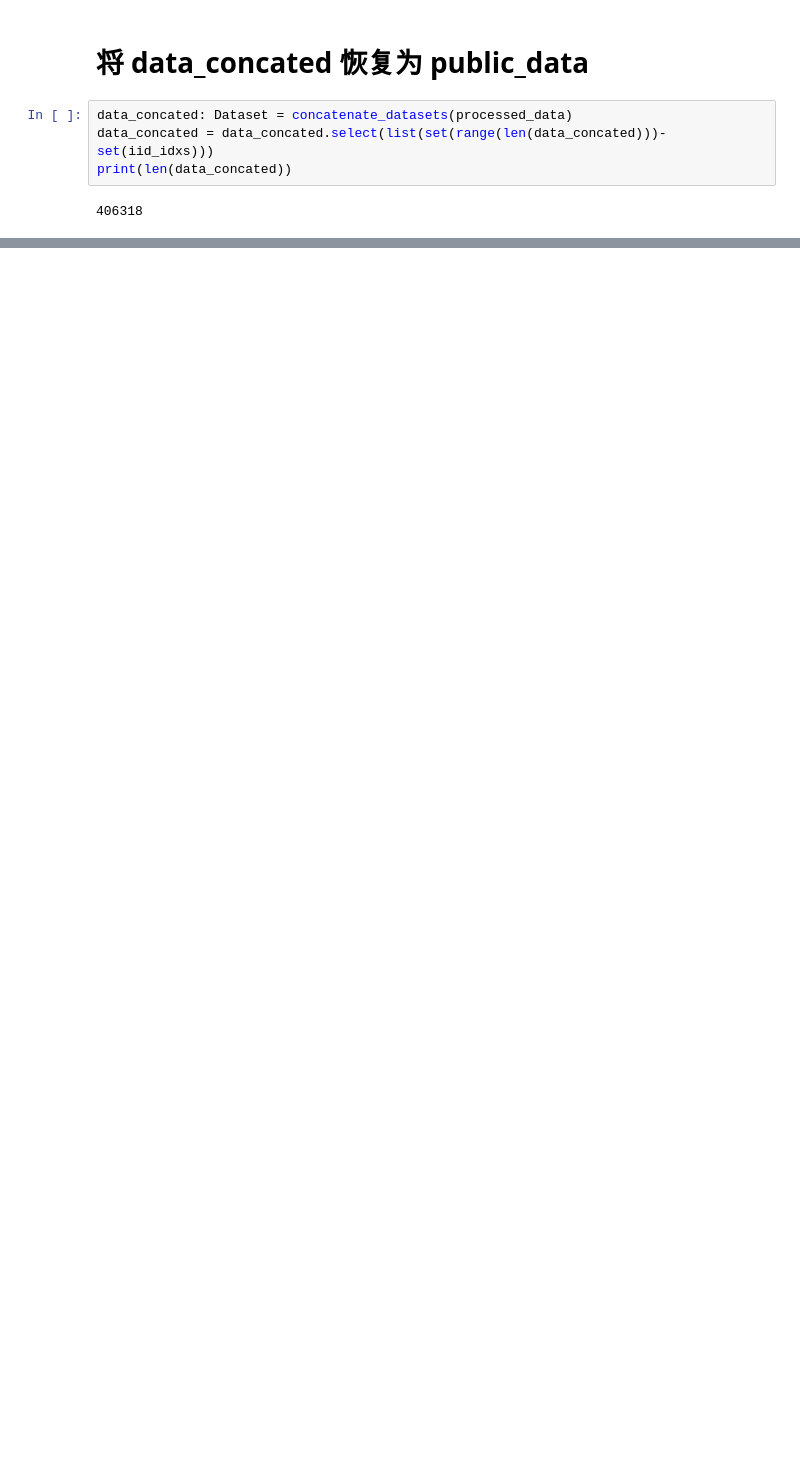
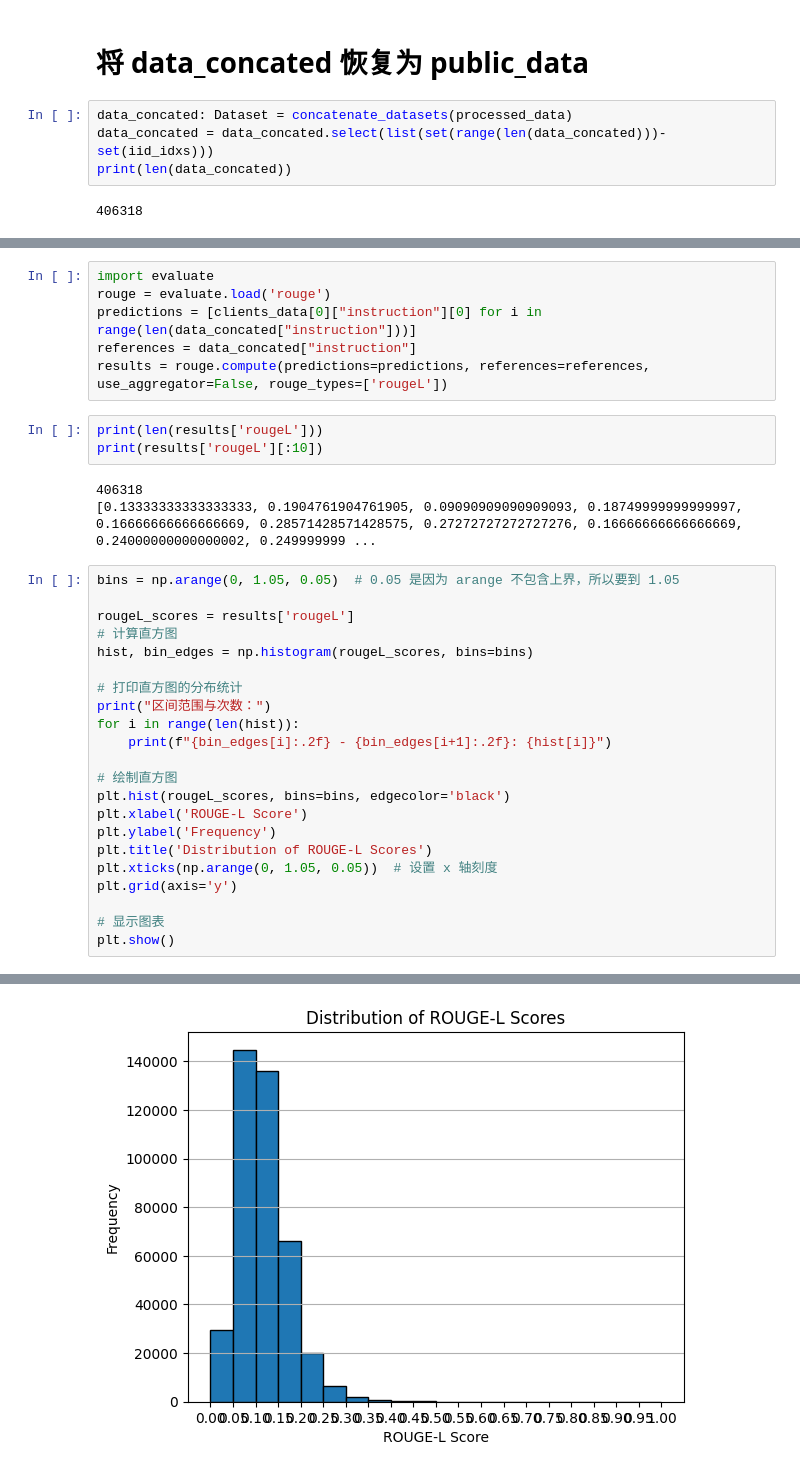
Before and after one commit to LEON-gittech/Cherry_LLM, a Jupyter notebook: niid_data/iid2niid.ipynb, the cells around one changed output, grey strips where cells are left out. Saved outputs shown, nothing was run; the diff lists cells and outputs as text; blank space fills up the shorter version.

```diff
--- a/niid_data/iid2niid.ipynb
+++ b/niid_data/iid2niid.ipynb
@@ -211,0 +226,35 @@ client_clusters = torch.tensor(client_clusters, dtype=torch.float32)
+# %%
+import evaluate
+rouge = evaluate.load('rouge')
+predictions = [clients_data[0]["instruction"][0] for i in range(len(data_concated["instruction"]))]
+references = data_concated["instruction"]
+results = rouge.compute(predictions=predictions, references=references, use_aggregator=False, rouge_types=['rougeL'])
+# %%
+print(len(results['rougeL']))
+print(results['rougeL'][:10])
+# %% [output]
+406318
+[0.13333333333333333, 0.1904761904761905, 0.09090909090909093, 0.18749999999999997, 0.16666666666666669, 0.28571428571428575, 0.27272727272727276, 0.16666666666666669, 0.24000000000000002, 0.249999999 ...
+# %%
+bins = np.arange(0, 1.05, 0.05)  # 0.05 是因为 arange 不包含上界，所以要到 1.05
+
+rougeL_scores = results['rougeL']
+# 计算直方图
+hist, bin_edges = np.histogram(rougeL_scores, bins=bins)
+
+# 打印直方图的分布统计
+print("区间范围与次数：")
+for i in range(len(hist)):
+    print(f"{bin_edges[i]:.2f} - {bin_edges[i+1]:.2f}: {hist[i]}")
+
+# 绘制直方图
+plt.hist(rougeL_scores, bins=bins, edgecolor='black')
+plt.xlabel('ROUGE-L Score')
+plt.ylabel('Frequency')
+plt.title('Distribution of ROUGE-L Scores')
+plt.xticks(np.arange(0, 1.05, 0.05))  # 设置 x 轴刻度
+plt.grid(axis='y')
+
+# 显示图表
+plt.show()
+# %% [output]
@@ -211,0 +278 @@ client_clusters = torch.tensor(client_clusters, dtype=torch.float32)
+[figure, added]
```
Also changed, not shown: parts of 21 cells of this notebook, 17 other files.
